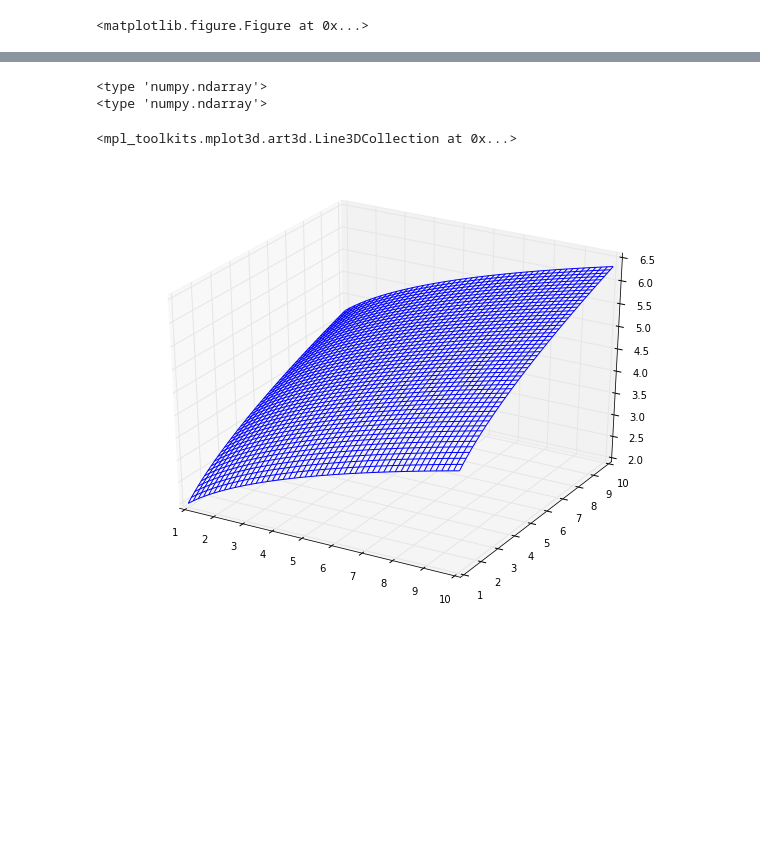
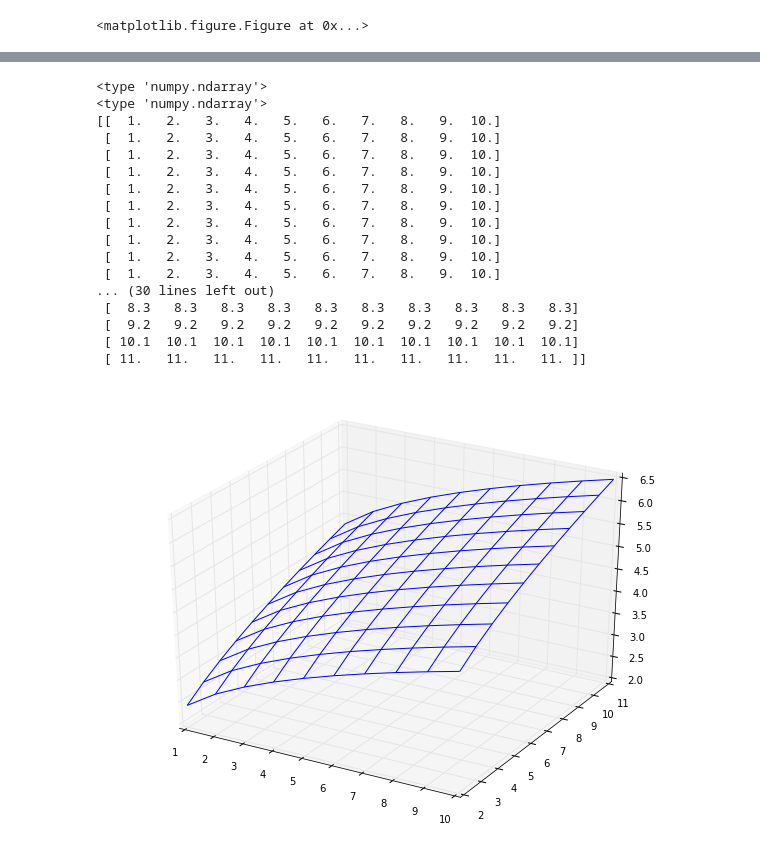
Before and after one commit to ZaighumRajput/IPython, a Jupyter notebook: Finance/plottingTutorial.ipynb, the cells around one changed output, grey strips where cells are left out. Drawn from its saved outputs; the diff is of its cells as text; code cells hidden in the pictures; blank space fills up the shorter version.

```diff
--- a/Finance/plottingTutorial.ipynb
+++ b/Finance/plottingTutorial.ipynb
@@ -76,18 +84,35 @@ p = ax.plot_wireframe(X, Y, Z, rstride=4, cstride=4)
 # %%
-x = linspace(1,10,50)
-y = linspace(1,10,50)
+x = linspace(1,10,10)
+y = linspace(2,11,11)
 [x,y] = meshgrid(x,y)
 z = sqrt(x) + sqrt(y)
 print type(x)
 print type(z)
 figu = plt.figure(figsize =(8,6))
 aks = Axes3D(figu)
 aks.plot_wireframe(x, y, z)
+print x
+print z
+print y
 # %% [output]
 <type 'numpy.ndarray'>
 <type 'numpy.ndarray'>
+[[  1.   2.   3.   4.   5.   6.   7.   8.   9.  10.]
+ [  1.   2.   3.   4.   5.   6.   7.   8.   9.  10.]
+ [  1.   2.   3.   4.   5.   6.   7.   8.   9.  10.]
+ [  1.   2.   3.   4.   5.   6.   7.   8.   9.  10.]
+ [  1.   2.   3.   4.   5.   6.   7.   8.   9.  10.]
+ [  1.   2.   3.   4.   5.   6.   7.   8.   9.  10.]
+ [  1.   2.   3.   4.   5.   6.   7.   8.   9.  10.]
+ [  1.   2.   3.   4.   5.   6.   7.   8.   9.  10.]
+ [  1.   2.   3.   4.   5.   6.   7.   8.   9.  10.]
+ [  1.   2.   3.   4.   5.   6.   7.   8.   9.  10.]
+... (30 lines left out)
+ [  8.3   8.3   8.3   8.3   8.3   8.3   8.3   8.3   8.3   8.3]
+ [  9.2   9.2   9.2   9.2   9.2   9.2   9.2   9.2   9.2   9.2]
+ [ 10.1  10.1  10.1  10.1  10.1  10.1  10.1  10.1  10.1  10.1]
+ [ 11.   11.   11.   11.   11.   11.   11.   11.   11.   11. ]]
-<mpl_toolkits.mplot3d.art3d.Line3DCollection at 0x...>
-[figure, old version]
+[figure, new version]
 # %%
 a = [0,1,2]
 b = [1,2,3]
```
Also changed, not shown: parts of 6 cells of this notebook, 1 other file.
